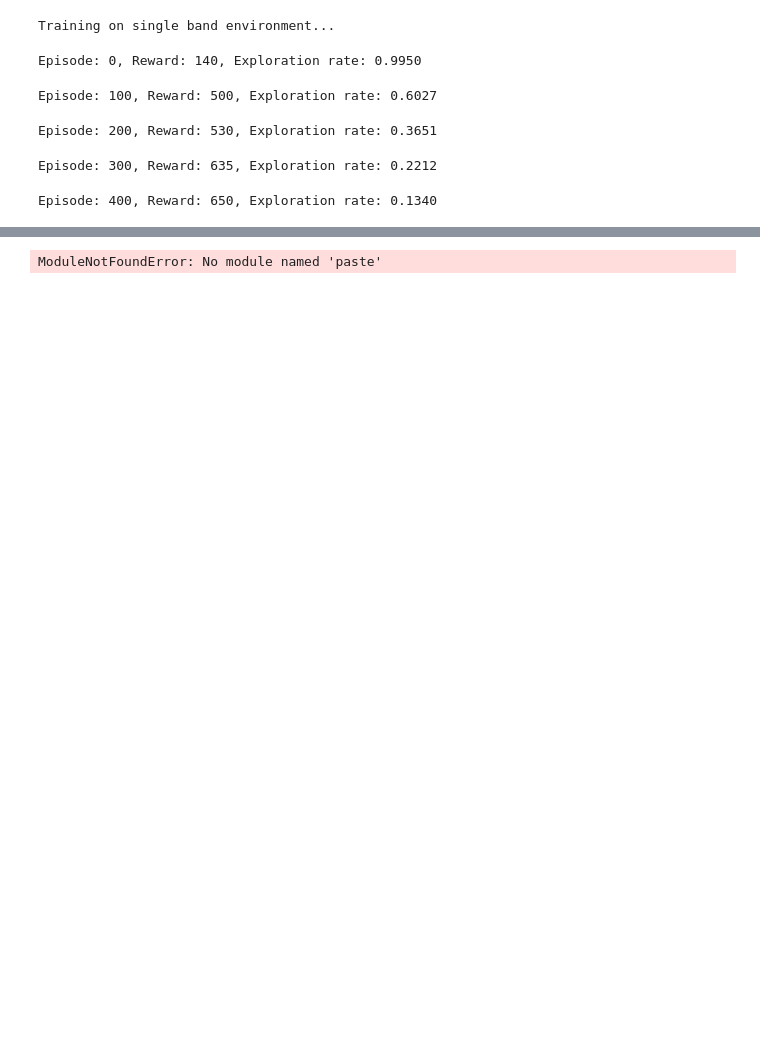
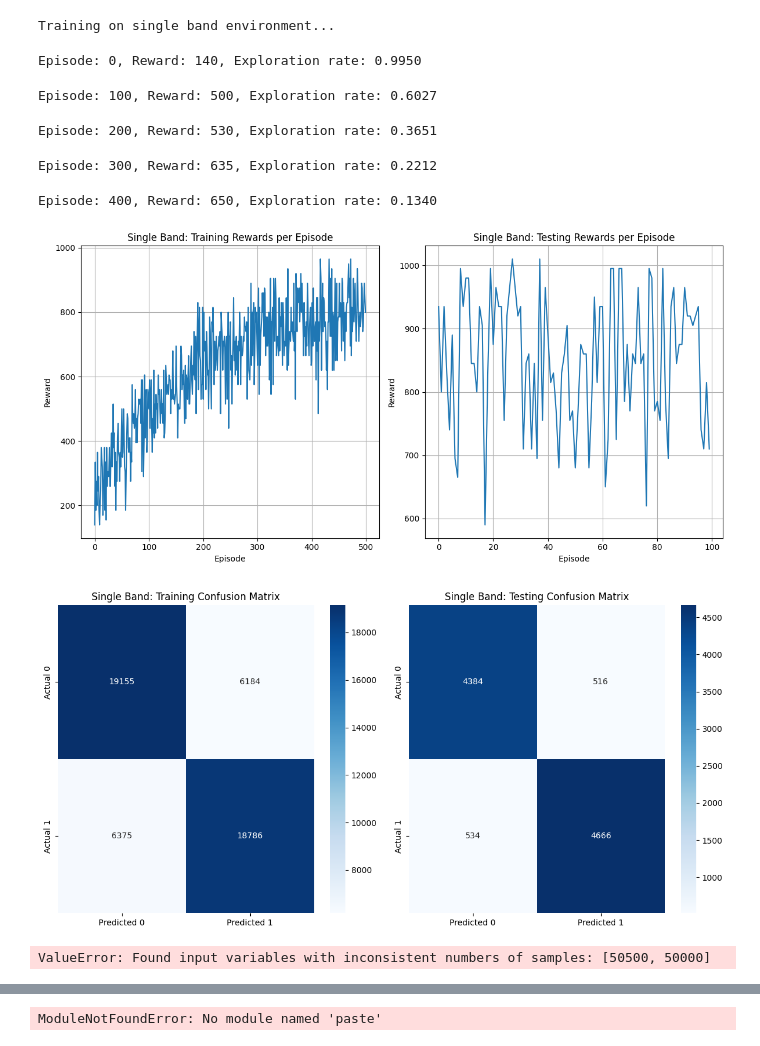
Before and after one commit to ApolloPhantom/EE_Spectrum_Hole_Detection_with_RL, a Jupyter notebook: New_Notebooks/Q_L.ipynb, the cells around one changed output, grey strips where cells are left out. Drawn from its saved outputs; the diff is of its cells as text; code cells hidden in the pictures; blank space fills up the shorter version.

Commit message:
plot

```diff
--- a/New_Notebooks/Q_L.ipynb
+++ b/New_Notebooks/Q_L.ipynb
@@ -4,7 +4,7 @@ import pandas as pd
 import matplotlib.pyplot as plt
 from sklearn.metrics import confusion_matrix, roc_curve, auc
 import seaborn as sns
-from environments import SBEOS_Environment, MultiBandSBEOS
+from environments import SBEOS_Environment
 from tqdm import tqdm
 
 class QLearningAgent:
@@ -273,41 +273,33 @@ def plot_roc_curves(train_metrics, test_metrics, title_prefix=""):
     plt.xlabel('False Positive Rate')
     plt.ylabel('True Positive Rate')
     plt.title(f'{title_prefix}Testing ROC Curve')
     plt.legend(loc="lower right")
 
     plt.tight_layout()
     plt.show()
 
 # Example usage
 if __name__ == "__main__":
     # Set random seed for reproducibility
     np.random.seed(42)
 
     # Create single band environment
     print("Training on single band environment...")
     single_env = SBEOS_Environment(max_timesteps=100)
     single_agent, single_train_metrics = train_q_learning(single_env, episodes=500)
     single_test_metrics = test_q_learning(single_env, single_agent, episodes=100)
 
     # Plot metrics for single band
     plot_rewards(single_train_metrics, single_test_metrics, "Single Band: ")
     plot_confusion_matrices(single_train_metrics, single_test_metrics, "Single Band: ")
     plot_roc_curves(single_train_metrics, single_test_metrics, "Single Band: ")
-
-    # Create multi-band environment
-    print("\nTraining on multi-band environment...")
-    multi_env = MultiBandSBEOS(num_bands=2, max_timesteps=100)
-    multi_agent, multi_train_metrics = train_q_learning(multi_env, episodes=500, is_multiband=True)
-    multi_test_metrics = test_q_learning(multi_env, multi_agent, episodes=100, is_multiband=True)
-
-    # Plot metrics for multi-band
-    plot_rewards(multi_train_metrics, multi_test_metrics, "Multi-Band: ")
-    plot_confusion_matrices(multi_train_metrics, multi_test_metrics, "Multi-Band: ")
-    plot_roc_curves(multi_train_metrics, multi_test_metrics, "Multi-Band: ")
 # %% [output]
 Training on single band environment...
 Episode: 0, Reward: 140, Exploration rate: 0.9950
 Episode: 100, Reward: 500, Exploration rate: 0.6027
 Episode: 200, Reward: 530, Exploration rate: 0.3651
 Episode: 300, Reward: 635, Exploration rate: 0.2212
 Episode: 400, Reward: 650, Exploration rate: 0.1340
+[figure, added]
+[figure, added]
+ValueError: Found input variables with inconsistent numbers of samples: [50500, 50000]
```
Also changed, not shown: parts of 1 cell of this notebook, 5 other files.
